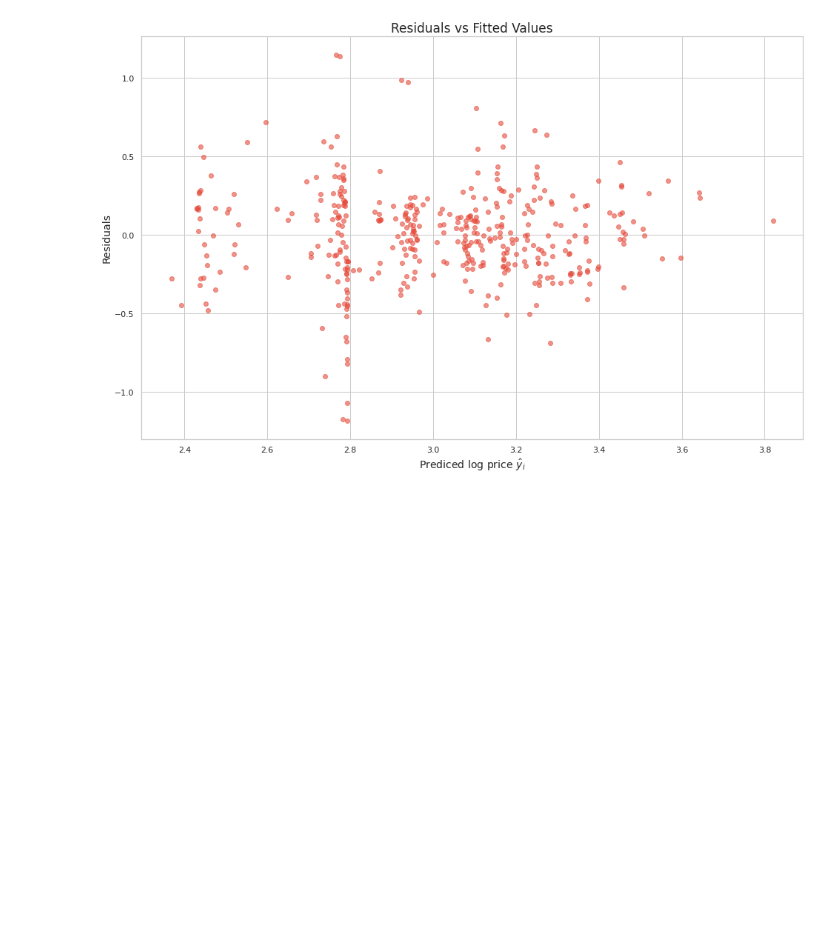
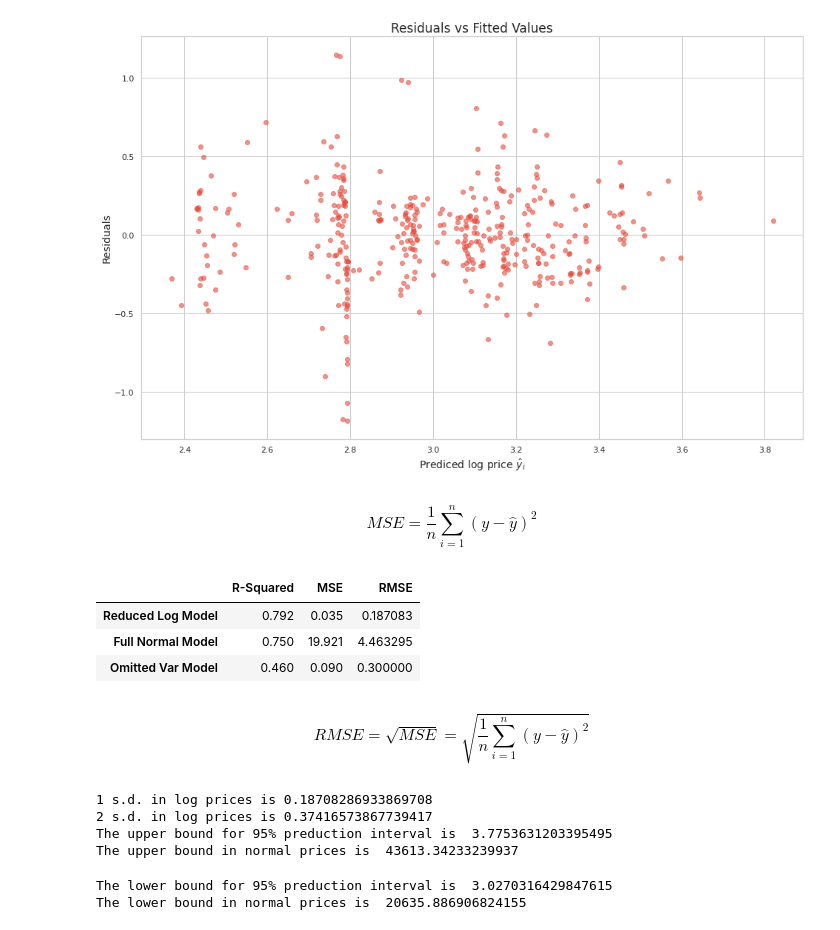
Before and after one commit to sjvasconcello/self-taught, a Jupyter notebook: python_bootcamp/Multivariate Regresioon.ipynb, the cells around one changed output. Saved outputs shown, nothing was run; the diff lists cells and outputs as text; code cells hidden in the pictures; blank space fills up the shorter version.

```diff
--- a/python_bootcamp/Multivariate Regresioon.ipynb
+++ b/python_bootcamp/Multivariate Regresioon.ipynb
@@ -763,6 +764,12 @@ plt.xlabel("Prediced log price $\hat y_i$",fontsize=14)
 plt.ylabel("Residuals", fontsize=14)
 plt.title(f"Residuals vs Fitted Values", fontsize=17)
 plt.show()
+
+
+
+#Mean squared error & R-Squared
+reduced_log_mse = round(results.mse_resid,3)
+reduced_log_rquared = round(results.rsquared,3)
 # %% [output]
 [figure]
 [figure]
@@ -818,6 +825,11 @@ resid_sked = round(results.resid.skew(),3)
 sns.distplot(results.resid, color="navy")
 plt.title(f"Log price model: residual skew ({resid_sked}) Mean({resid_mean})")
 plt.show()
+
+
+#Mean squared error & R-Squared
+full_normal_mse = round(results.mse_resid,3)
+full_normal_rquared = round(results.rsquared,3)
 # %% [output]
 [figure]
 [figure]
@@ -854,6 +866,11 @@ plt.xlabel("Prediced log price $\hat y_i$",fontsize=14)
 plt.ylabel("Residuals", fontsize=14)
 plt.title(f"Residuals vs Fitted Values", fontsize=17)
 plt.show()
+
+
+#Mean squared error & R-Squared
+omitted_var_mse = round(results.mse_resid,3)
+omitted_var_rquared = round(results.rsquared,3)
 # %% [output]
 [figure]
 [figure]
@@ -865,0 +877,40 @@ pd.DataFrame(data=regr.coef_, index=X_train.columns, columns=["coef"])
+# %% [markdown]
+$$
+MSE = \frac{1}{n} \sum^{n}_{i=1} (y - \hat y)^2
+$$
+# %%
+pd.DataFrame({"R-Squared":[reduced_log_rquared,full_normal_rquared, omitted_var_rquared],
+            "MSE":[reduced_log_mse,full_normal_mse, omitted_var_mse],
+             "RMSE":np.sqrt([reduced_log_mse,full_normal_mse, omitted_var_mse])},
+            index=["Reduced Log Model","Full Normal Model","Omitted Var Model"])
+# %% [output]
+|  | R-Squared | MSE | RMSE |
+| Reduced Log Model | 0.792 | 0.035 | 0.187083 |
+| Full Normal Model | 0.750 | 19.921 | 4.463295 |
+| Omitted Var Model | 0.460 | 0.090 | 0.300000 |
+# %% [markdown]
+$$
+RMSE = \sqrt{MSE} = \sqrt{\frac{1}{n} \sum^{n}_{i=1} (y - \hat y)^2}
+$$
+# %%
+# Challenge: Our estimate for a house price is $30,000. Calculate the upper and lower bound
+# for a 95% prediction interval using the reduced log model
+
+print("1 s.d. in log prices is", np.sqrt(reduced_log_mse))
+print("2 s.d. in log prices is", 2*np.sqrt(reduced_log_mse))
+
+upper_bound = np.log(30) + 2*np.sqrt(reduced_log_mse)
+print("The upper bound for 95% preduction interval is ", upper_bound)
+print("The upper bound in normal prices is ", np.e**upper_bound *1000)
+# %% [output]
+1 s.d. in log prices is 0.18708286933869708
+2 s.d. in log prices is 0.37416573867739417
+The upper bound for 95% preduction interval is  3.7753631203395495
+The upper bound in normal prices is  43613.34233239937
+# %%
+lower_bound = np.log(30) - 2*np.sqrt(reduced_log_mse)
+print("The lower bound for 95% preduction interval is ", lower_bound)
+print("The lower bound in normal prices is ", np.e**lower_bound*1000)
+# %% [output]
+The lower bound for 95% preduction interval is  3.0270316429847615
+The lower bound in normal prices is  20635.886906824155
```
Also changed, not shown: parts of 11 cells of this notebook, 2 other files.
